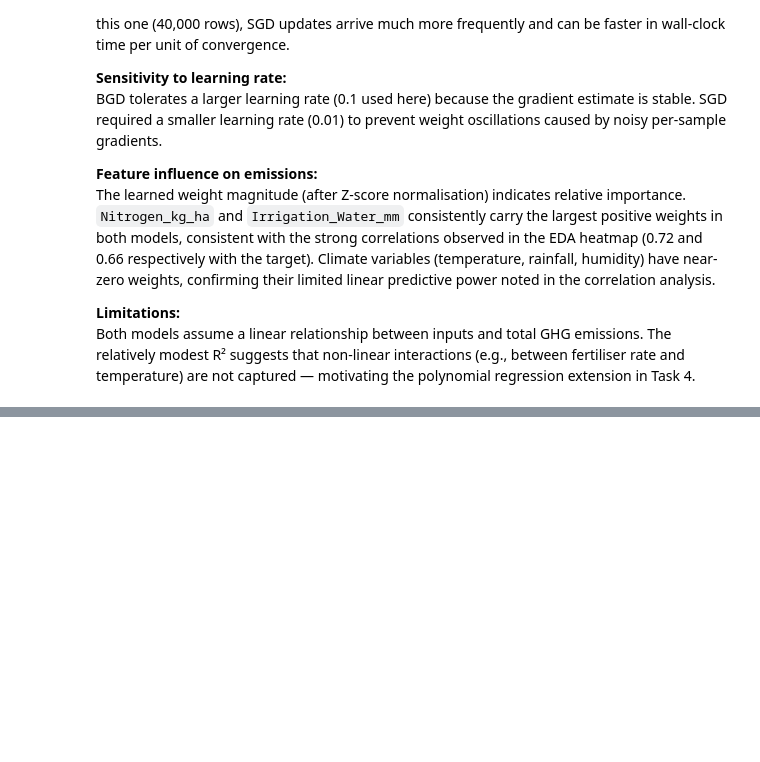
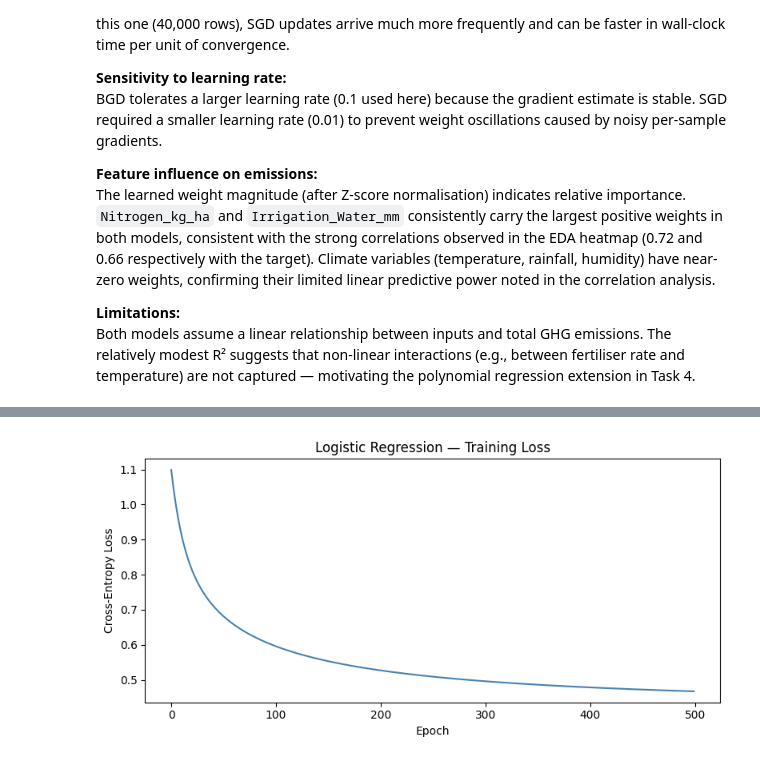
Before and after one commit to jtushya/ML-Assignment, a Jupyter notebook: notebooks/MLassignment_Team02.ipynb, the cells around one changed output, grey strips where cells are left out. Cells and saved outputs as stored; diff of their text form; code cells hidden in the pictures; blank space fills up the shorter version.

```diff
--- a/notebooks/MLassignment_Team02.ipynb
+++ b/notebooks/MLassignment_Team02.ipynb
@@ -823,0 +1348,65 @@ Both models assume a linear relationship between inputs and total GHG emissions.
+# %%
+# ── Logistic Regression (Softmax / Multinomial) — from scratch ────────────
+def softmax(z):
+    """Numerically stable softmax."""
+    exp_z = np.exp(z - np.max(z, axis=1, keepdims=True))
+    return exp_z / exp_z.sum(axis=1, keepdims=True)
+
+def one_hot(y, k):
+    """Convert integer labels to one-hot matrix."""
+    m = len(y)
+    oh = np.zeros((m, k))
+    oh[np.arange(m), y] = 1.0
+    return oh
+
+def logistic_regression_train(X, y, lr=0.1, epochs=500):
+    """
+    Multinomial logistic regression via BGD with softmax + cross-entropy.
+
+    Parameters
+    ----------
+    X : (m, n) feature matrix
+    y : (m,) integer class labels (0..(k-1))
+
+    Returns
+    -------
+    W          : (n+1, k) weight matrix
+    loss_curve : list of cross-entropy loss per epoch
+    """
+    m, n = X.shape
+    k = len(np.unique(y))
+    X_b = np.hstack([np.ones((m, 1)), X])
+    W = np.zeros((n + 1, k))
+    Y_oh = one_hot(y, k)
+    loss_curve = []
+
+    for epoch in range(epochs):
+        probs = softmax(X_b @ W)                         # (m, k)
+        loss  = -np.mean(np.sum(Y_oh * np.log(probs + 1e-12), axis=1))
+        grad  = (X_b.T @ (probs - Y_oh)) / m             # (n+1, k)
+        W    -= lr * grad
+        loss_curve.append(loss)
+
+    return W, loss_curve
+
+def logistic_regression_predict(X, W):
+    X_b = np.hstack([np.ones((len(X), 1)), X])
+    probs = softmax(X_b @ W)
+    return np.argmax(probs, axis=1)
+
+# Train
+W_lr, lr_loss = logistic_regression_train(X_train, y_train_cls, lr=0.1, epochs=500)
+
+# Predict & evaluate
+y_pred_lr = logistic_regression_predict(X_test, W_lr)
+lr_results = print_classification_report(y_test_cls, y_pred_lr, class_names, label_names, "Logistic Regression")
+
+# Loss curve
+plt.figure(figsize=(8, 4))
+plt.plot(lr_loss, color='steelblue', linewidth=1.5)
+plt.xlabel('Epoch')
+plt.ylabel('Cross-Entropy Loss')
+plt.title('Logistic Regression — Training Loss')
+plt.tight_layout()
+plt.show()
+# %% [output]
@@ -823,0 +1431 @@ Both models assume a linear relationship between inputs and total GHG emissions.
+[figure, added]
```
Also changed, not shown: parts of 37 cells of this notebook, 1 other file.
